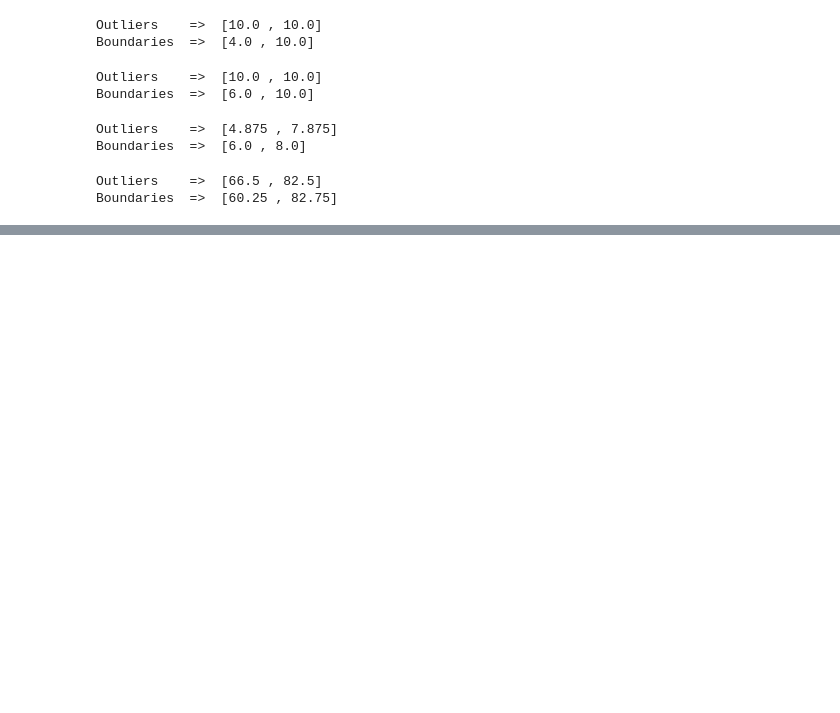
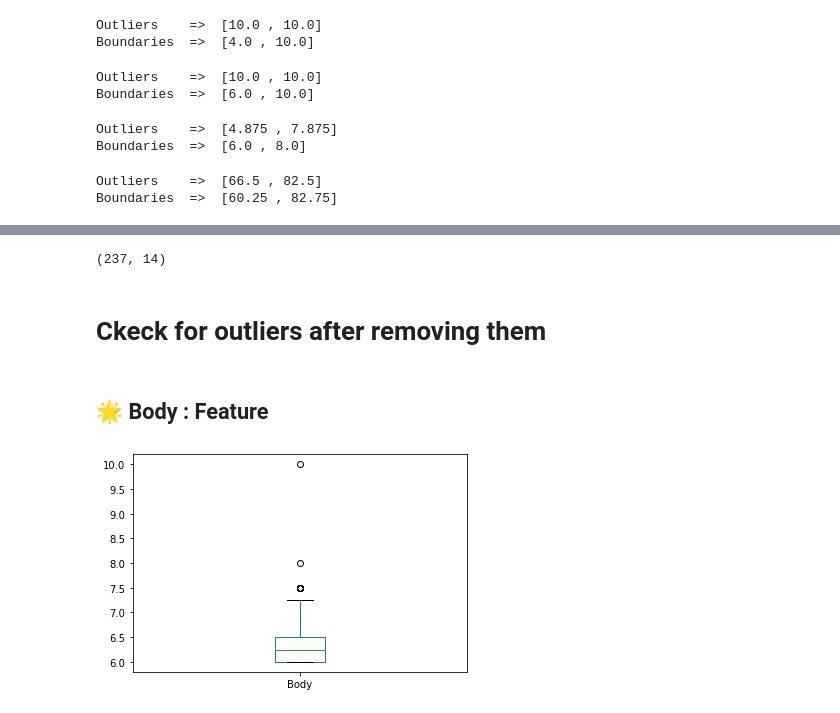
Before and after one commit to RaneemAlRushud/CoffeeBeansDataset-Experiment, a Jupyter notebook: AI-Project.ipynb, the cells around one changed output, grey strips where cells are left out. Drawn from its saved outputs; the diff is of its cells as text; code cells hidden in the pictures; blank space fills up the shorter version.

```diff
--- a/AI-Project.ipynb
+++ b/AI-Project.ipynb
@@ -367,0 +355,4 @@ df_cleaned.to_csv('CoffeeBeansCleaned.csv', index = False)
+# %%
+df.shape
+# %% [output]
+(237, 14)
@@ -367,0 +365,8 @@ df_cleaned.to_csv('CoffeeBeansCleaned.csv', index = False)
+# %% [markdown]
+# Ckeck for outliers after removing them
+# %% [markdown]
+## 🌟 Body : Feature
+# %%
+plot_boxplot(df,'Body')
+# %% [output]
+[figure, added]
```
Also changed, not shown: parts of 65 cells of this notebook, 1 other file.
